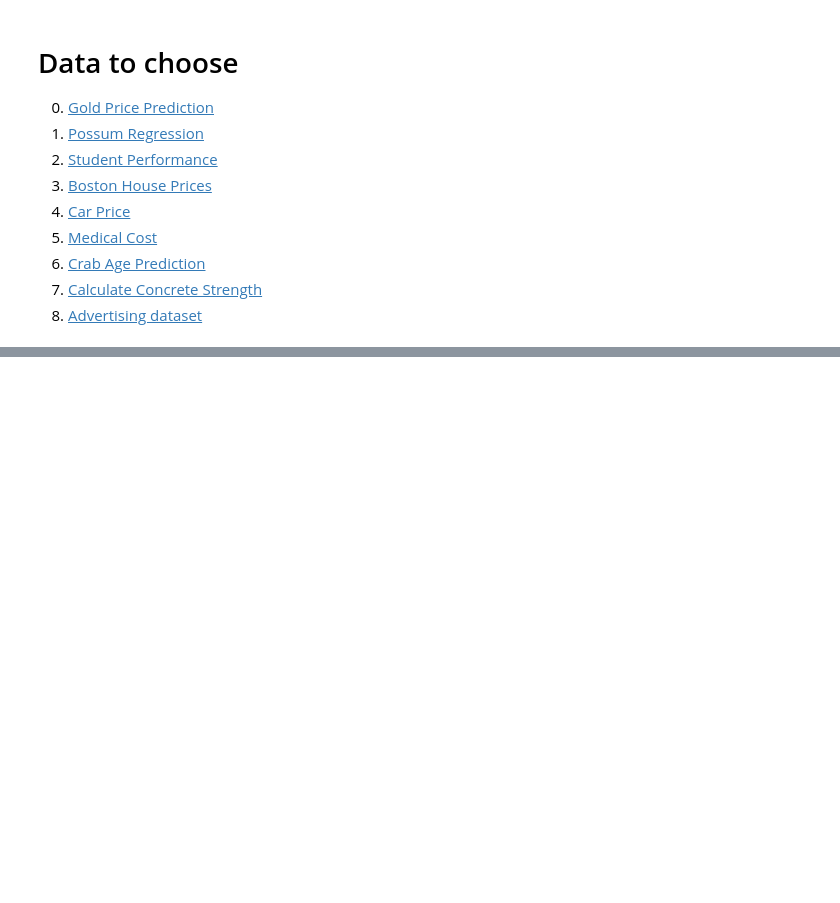
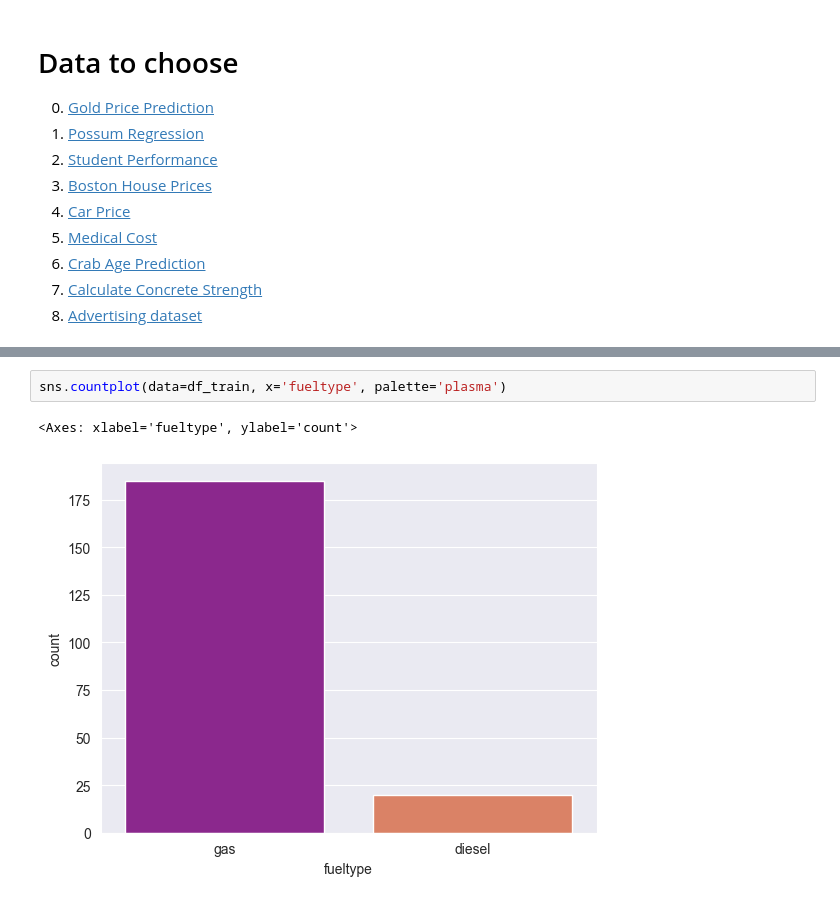
Before and after one commit to sgn-fade/ML, a Jupyter notebook: lab_works/lab_2/lab_2_example_plus_task.ipynb, the cells around one changed output, grey strips where cells are left out. Cells and saved outputs as stored; diff of their text form; blank space fills up the shorter version.

```diff
--- a/lab_works/lab_2/lab_2_example_plus_task.ipynb
+++ b/lab_works/lab_2/lab_2_example_plus_task.ipynb
@@ -799,0 +974,5 @@ P.s. in provided data sources you can find examples of solving this problem, but
+# %%
+sns.countplot(data=df_train, x='fueltype', palette='plasma')
+# %% [output]
+<Axes: xlabel='fueltype', ylabel='count'>
+[figure, added]
```
Also changed, not shown: parts of 27 cells of this notebook, 3 other files.
